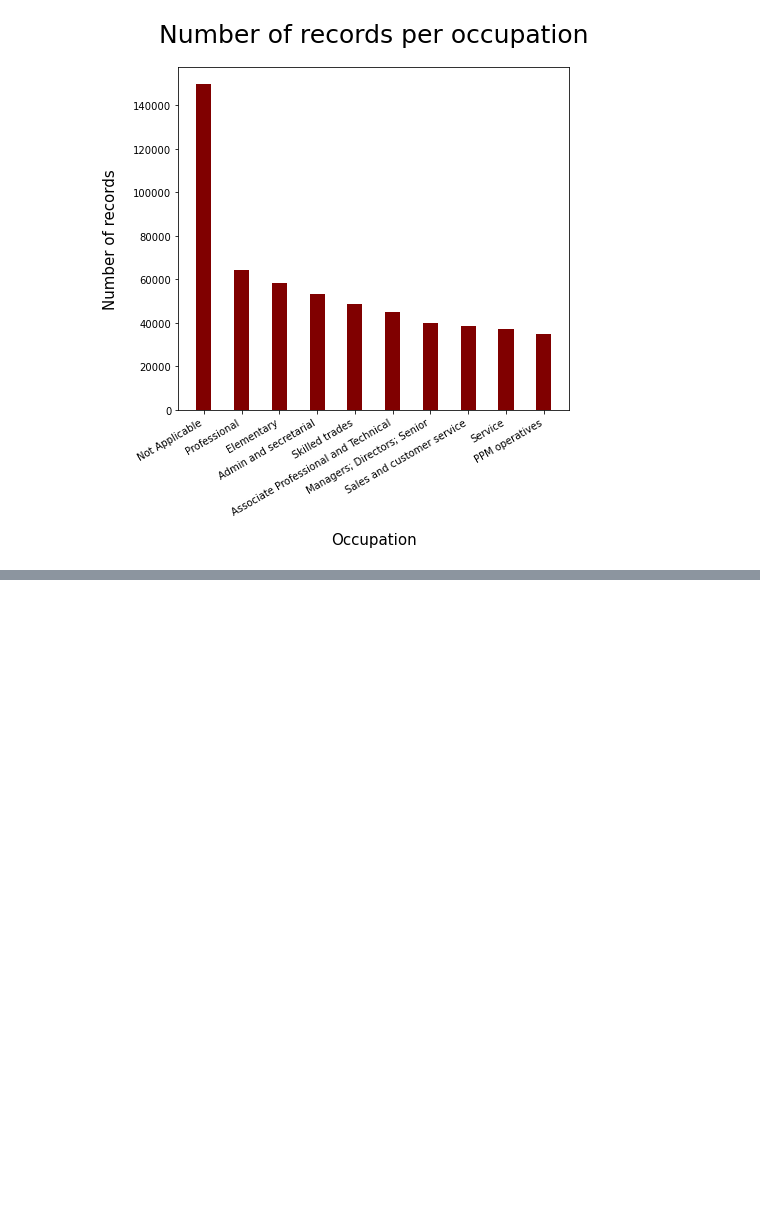
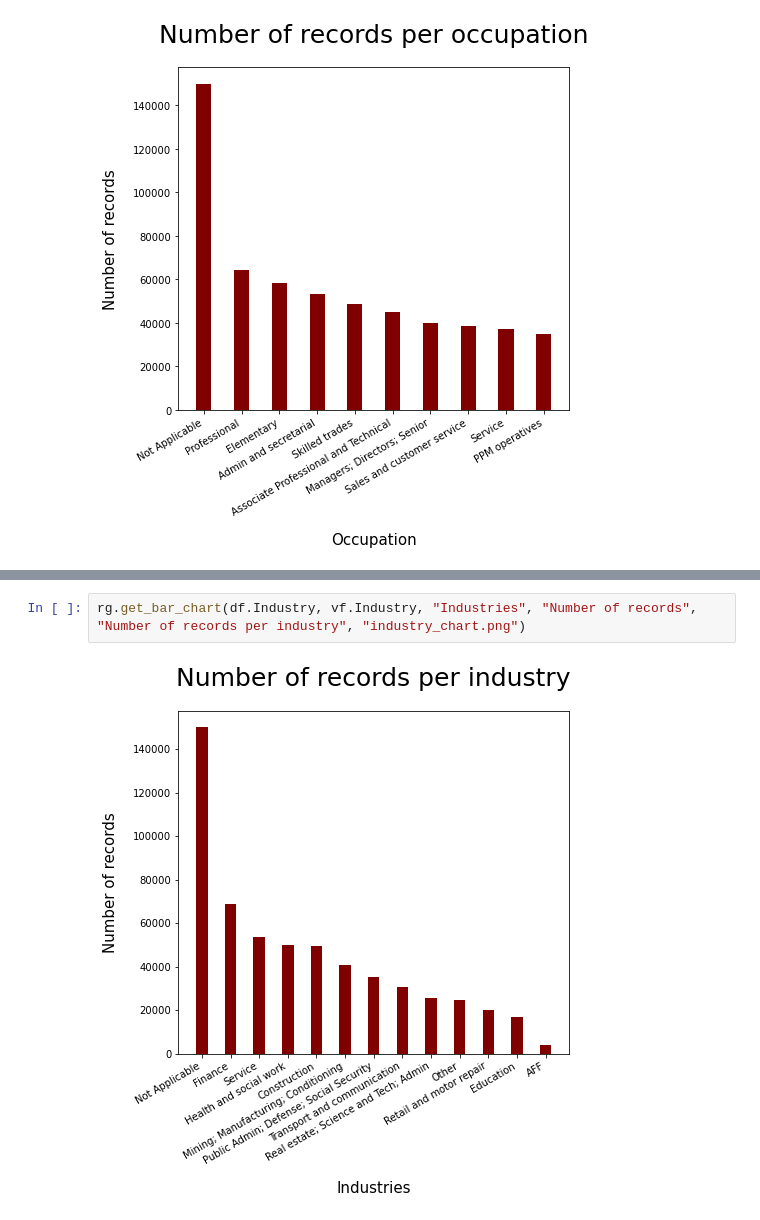
Before and after one commit to b0mbastik/PythonP2, a Jupyter notebook: analysis.ipynb, the cells around one changed output, grey strips where cells are left out. Cells and saved outputs as stored; diff of their text form; blank space fills up the shorter version.

```diff
--- a/analysis.ipynb
+++ b/analysis.ipynb
@@ -79,0 +80,4 @@ rg.get_pie_chart(df['Country of Birth'], vf['Country of Birth'], "Country of Bir
+# %%
+rg.get_bar_chart(df.Industry, vf.Industry, "Industries", "Number of records", "Number of records per industry", "industry_chart.png")
+# %% [output]
+[figure, added]
```
Also changed, not shown: parts of 5 cells of this notebook, 7 other files.
